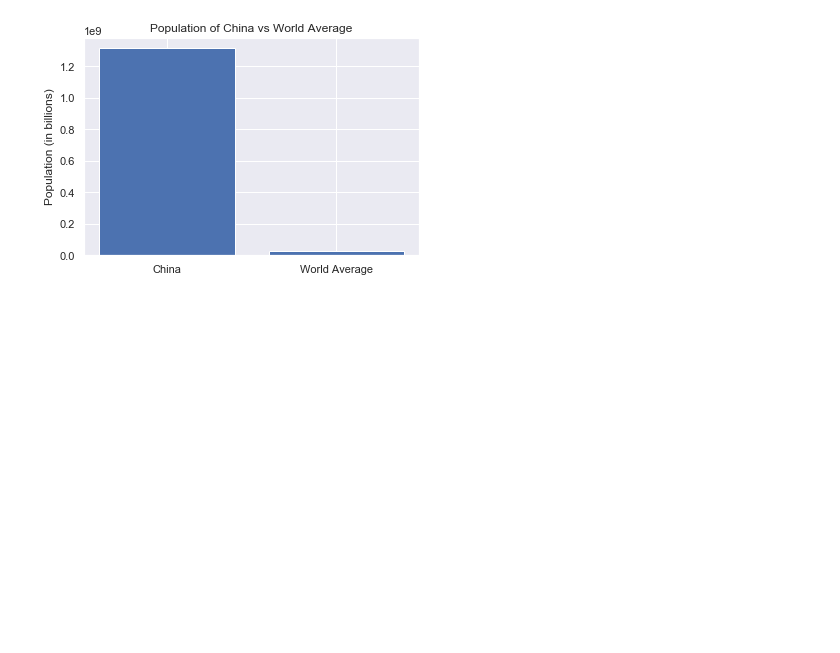
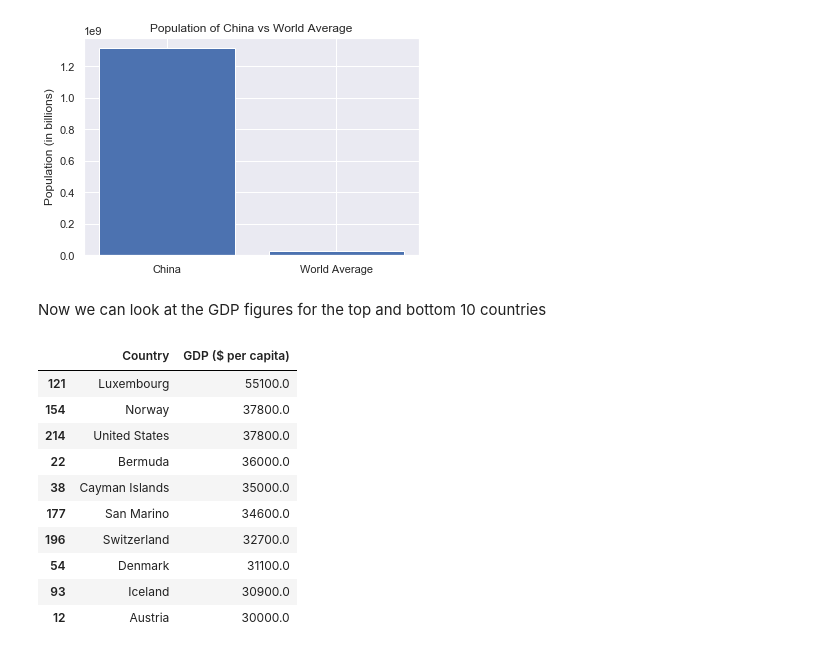
Before and after one commit to npally/DataSciencePortfolio, a Jupyter notebook: countries/Country Data.ipynb, the cells around one changed output. Saved outputs shown, nothing was run; the diff lists cells and outputs as text; code cells hidden in the pictures; blank space fills up the shorter version.

```diff
--- a/countries/Country Data.ipynb
+++ b/countries/Country Data.ipynb
@@ -144,3 +145,21 @@ plt.title('Population of China vs World Average')
 plt.show()
 # %% [output]
 [figure]
+# %% [markdown]
+Now we can look at the GDP figures for the top and bottom 10 countries
+# %%
+gdp = df[['Country', 'GDP ($ per capita)']]
+gdp_top_ten = gdp.sort_values(by=['GDP ($ per capita)'], ascending=False).head(10)
+gdp_top_ten
+# %% [output]
+|  | Country | GDP ($ per capita) |
+| 121 | Luxembourg | 55100.0 |
+| 154 | Norway | 37800.0 |
+| 214 | United States | 37800.0 |
+| 22 | Bermuda | 36000.0 |
+| 38 | Cayman Islands | 35000.0 |
+| 177 | San Marino | 34600.0 |
+| 196 | Switzerland | 32700.0 |
+| 54 | Denmark | 31100.0 |
+| 93 | Iceland | 30900.0 |
+| 12 | Austria | 30000.0 |
```
Also changed, not shown: parts of 7 cells of this notebook.
